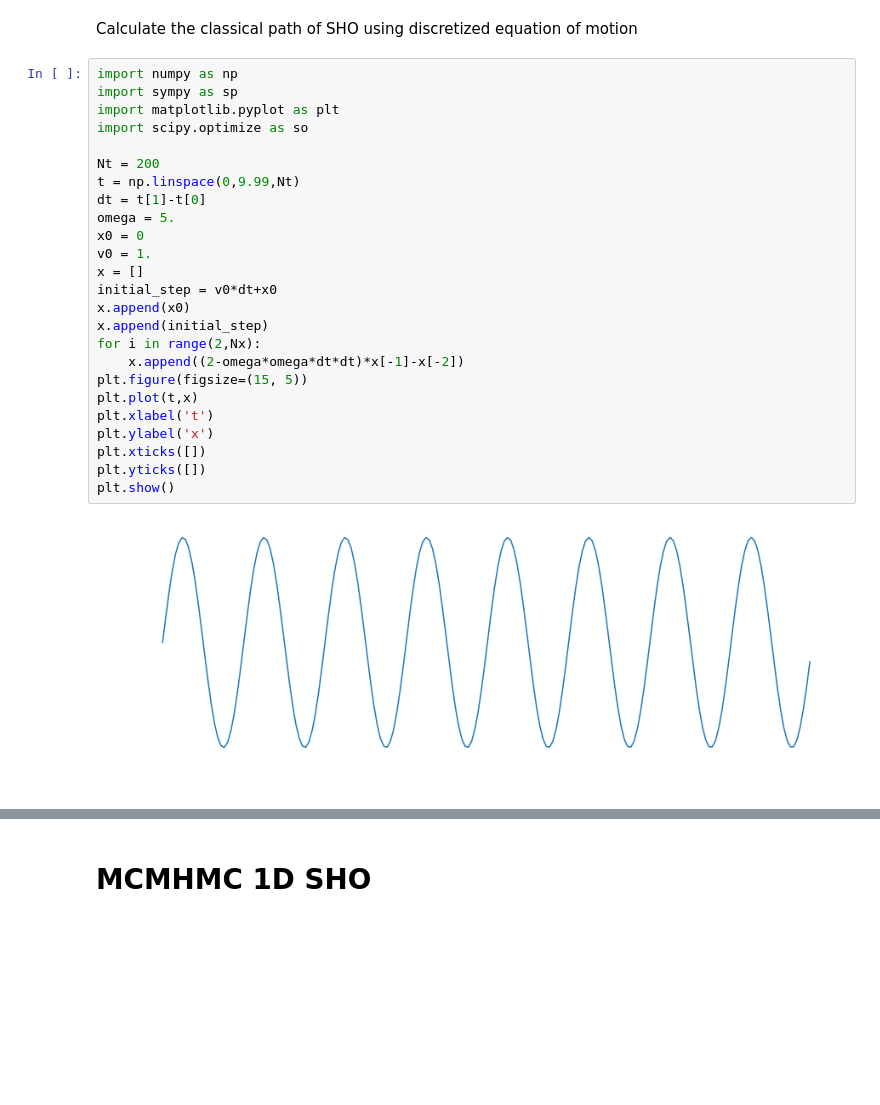
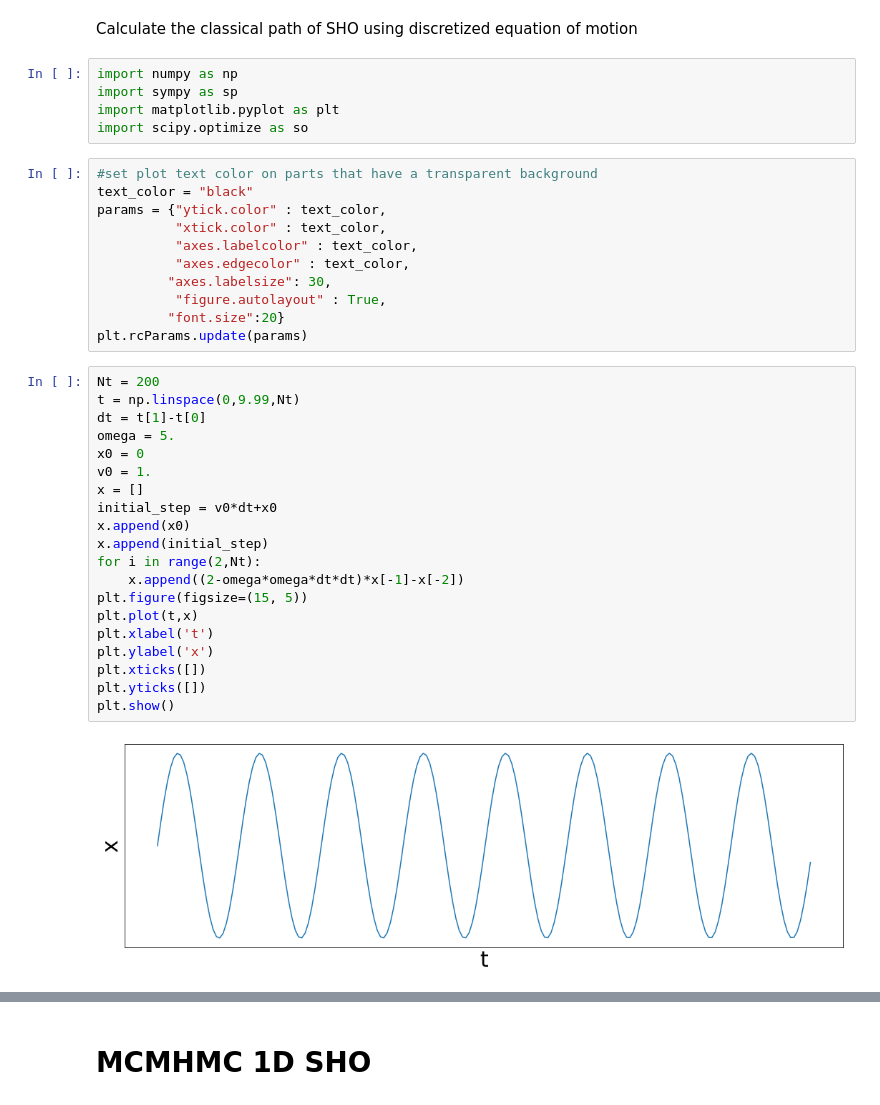
Before and after one commit to xinucode/MCMHMC-1D-SHO, a Jupyter notebook: SHOexample.ipynb, the cells around one changed output, grey strips where cells are left out. Drawn from its saved outputs; the diff is of its cells as text; blank space fills up the shorter version.

```diff
--- a/SHOexample.ipynb
+++ b/SHOexample.ipynb
@@ -6,33 +6,44 @@ Here is an example of a one-dimensional simple harmonic oscillator using Monte C
 ## Analytic SHO
 # %% [markdown]
 Calculate the classical path of SHO using discretized equation of motion
+# %%
+import numpy as np
+import sympy as sp
+import matplotlib.pyplot as plt
+import scipy.optimize as so
+# %%
+#set plot text color on parts that have a transparent background
+text_color = "black"
+params = {"ytick.color" : text_color,
+          "xtick.color" : text_color,
+          "axes.labelcolor" : text_color,
+          "axes.edgecolor" : text_color,
+         "axes.labelsize": 30,
+          "figure.autolayout" : True,
+         "font.size":20}
+plt.rcParams.update(params)
 # %%
-import numpy as np
-import sympy as sp
-import matplotlib.pyplot as plt
-import scipy.optimize as so
-
 Nt = 200
 t = np.linspace(0,9.99,Nt)
 dt = t[1]-t[0]
 omega = 5.
 x0 = 0
 v0 = 1.
 x = []
 initial_step = v0*dt+x0
 x.append(x0)
 x.append(initial_step)
-for i in range(2,Nx):
+for i in range(2,Nt):
     x.append((2-omega*omega*dt*dt)*x[-1]-x[-2])
 plt.figure(figsize=(15, 5))
 plt.plot(t,x)
 plt.xlabel('t')
 plt.ylabel('x')
 plt.xticks([])
 plt.yticks([])
 plt.show()
 # %% [output]
-[figure, old version]
+[figure, new version]
 # %%
 import matplotlib.pyplot as plt
 import matplotlib.animation as animation
```
Also changed, not shown: parts of 27 cells of this notebook.
